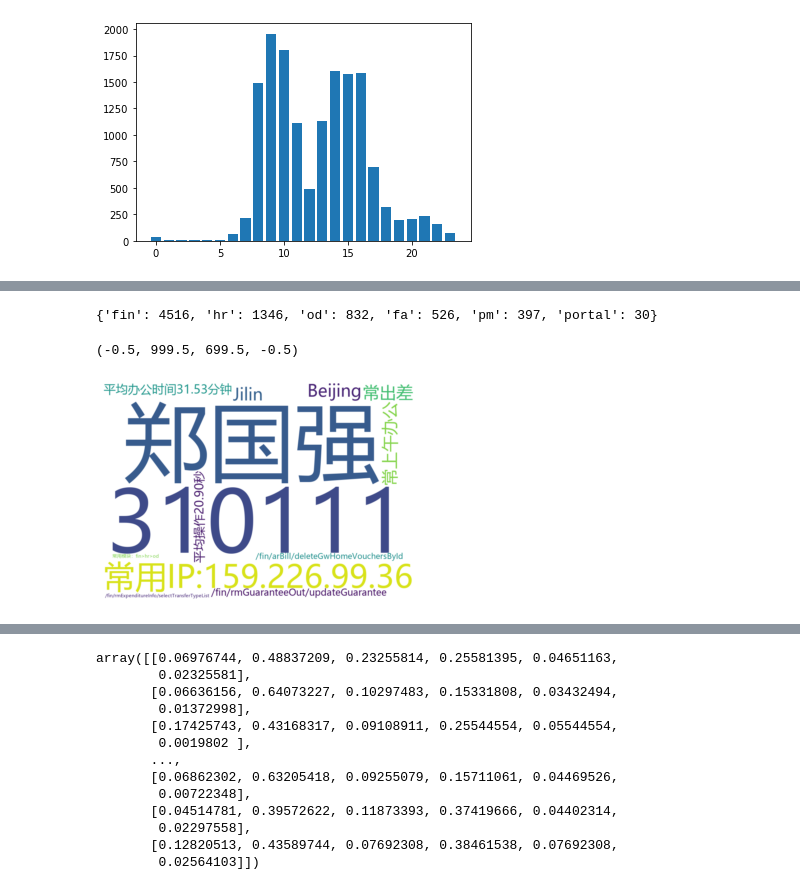
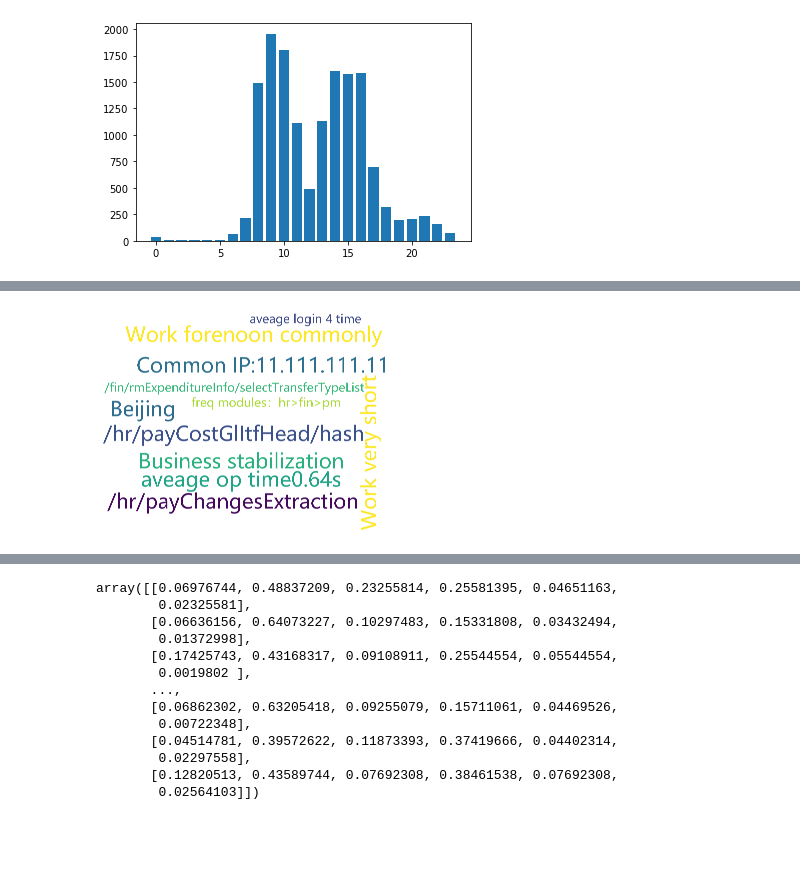
Before and after one commit to chasezcz/Persona, a Jupyter notebook: notebooks/labelExtract.ipynb, the cells around one changed output, grey strips where cells are left out. Saved outputs shown, nothing was run; the diff lists cells and outputs as text; code cells hidden in the pictures; blank space fills up the shorter version.

```diff
--- a/notebooks/labelExtract.ipynb
+++ b/notebooks/labelExtract.ipynb
@@ -126,5 +140,6 @@ userDF
 # %%
 import wordcloud
+import json
 import matplotlib.pyplot as plt
 import sys
 sys.path.append("..")
@@ -136,74 +151,76 @@ binPath = '../modules/api/IP2LOCATION.BIN'
 def createLabels(user: pd.DataFrame):
 #   基础信息
     labels = [
-        user['name'],
-        str(user['institutionId'])
+
+#         user['name'],
+#         "机构:"+str(user['institutionId'])
     ]
 #     常用IP
     ips = topKOfDict(user['ips'], 3)
     preferIP = ips[0]
-    labels.append("常用IP:{0}".format(preferIP))
+#     labels.append("常用IP:{0}".format(preferIP))
+    labels.append("Common IP:11.111.111.11")
 #     常用地点
     citys = list(set(getLocationByBin(ip, binPath) for ip in ips))
     labels.extend(citys)
 #     出差情况
     if len(citys) > 1:
-        labels.append("常出差")
+        labels.append("Business trip")
     else:
-        labels.append("不常出差")
+        labels.append("Business stabilization")
 #     工作时间情况
     startTimes = topKOfDict(user['startTimes'], 2)
     a = int(startTimes[0])
     if a < 12:
-        labels.append("常上午办公")
+        labels.append("Work forenoon commonly")
     elif a < 18:
-        labels.append("常下午办公")
+        labels.append("Work afternoon commonly")
     elif a < 23:
-        labels.append("夜猫子")
+        labels.append("nightbird")
     else:
-        labels.append("凌晨工作")
+        labels.append("Work in the midnight")
 
 #     aveageContinueTime 平均办公持续时间
     aveageContinueTime = user['aveageContinueTime']
     if aveageContinueTime < 60:
-        labels.append("每次办公时间不到一分钟")
+        labels.append("Work very short")
     elif aveageContinueTime < 3600:
-        labels.append("平均办公时间%.2f分钟"% (aveageContinueTime/60.0))
+        labels.append("aveage work time %.2f m"% (aveageContinueTime/60.0))
     else:
-        labels.append("平均办公时间%.2f分钟"% (aveageContinueTime/60.0))
+        labels.append("aveage work time %.2f m"% (aveageContinueTime/60.0))
 
 #     aveageHETime
     aveageHETime = user['aveageHETime']
     if aveageHETime < 60:
-        labels.append("平均操作%.2f秒" % aveageHETime)
+        labels.append("aveage op time%.2fs" % aveageHETime)
     elif aveageHETime < 3600:
-        labels.append("平均操作%.2f分钟" % (aveageHETime/60.0))
+        labels.append("aveage op time%.2fm" % (aveageHETime/60.0))
 
 #    frequentURLs
     frequentURLs = user['frequentURLs']
     moduleCounts = user['moduleCounts']
     labels.extend(frequentURLs[:3])
     mc = topKOfDict(moduleCounts, 3)
-    labels.append("常用模块：%s" % ">".join(mc))
-
+    labels.append("freq modules：%s" % ">".join(mc))
+    labels.append("aveage login %d time "%random.randint(3,10))
     return labels
-
-user = userDF.loc[837]
+import random
+user = userDF.loc[142]
 # topKOfDict(user['ips'], 1)[0]
 labels = createLabels(user)
 labelsDict = {i: 1 for i in labels}
 
-wc = wordcloud.WordCloud(font_path="../data/fonts/msyh.ttc",
-#                          min_font_size=24,
-#                          max_font_size=80,
+wc = wordcloud.WordCloud(scale=4, font_path="../data/fonts/msyh.ttc",
+                         min_font_size=80,
+                         max_font_size=280,
                          background_color="white",
-                         width=1000,
-                         height=700)
+
+                         width=4000,
+                         height=3000)
 p = wc.fit_words(labelsDict)
 plt.figure()
 plt.imshow(p, interpolation="bilinear")
 plt.axis("off")
+plt.savefig("../data/pngs/persona5.jpg")
 # %% [output]
-{'fin': 4516, 'hr': 1346, 'od': 832, 'fa': 526, 'pm': 397, 'portal': 30}
-(-0.5, 999.5, 699.5, -0.5)
-[figure, old version]
+[figure, new version]
```
Also changed, not shown: parts of 8 cells of this notebook, 13 other files.
